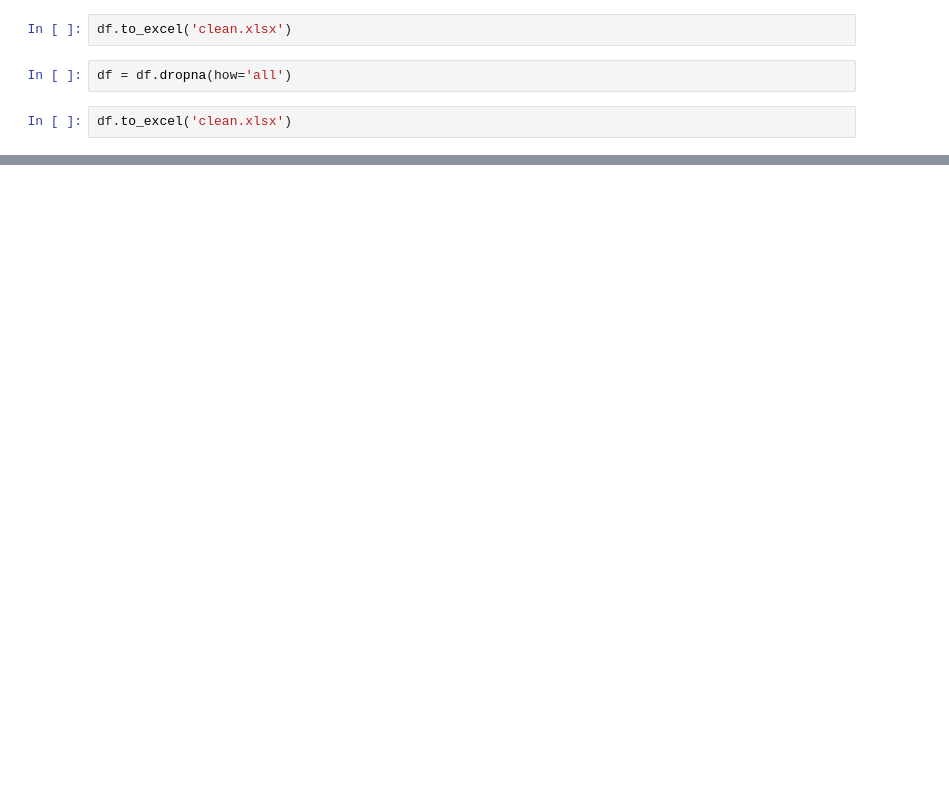
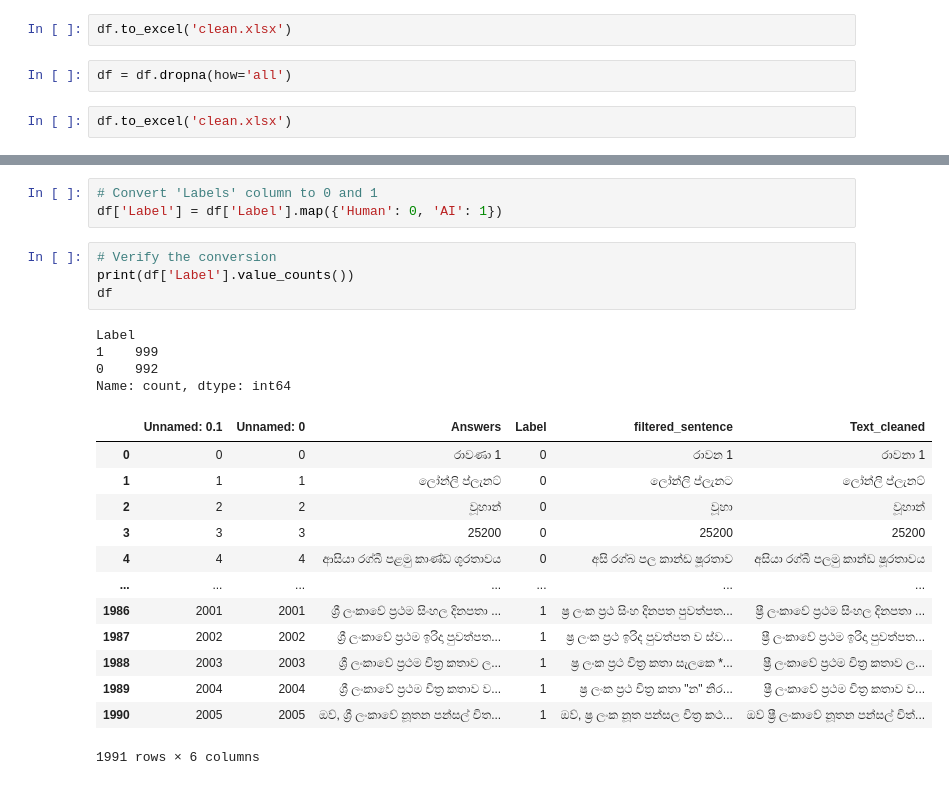
Before and after one commit to Dushmanthr/Sinhala_AI_Generated_Answer_Detection, a Jupyter notebook: My_research_new.ipynb, the cells around one changed output, grey strips where cells are left out. Cells and saved outputs as stored; diff of their text form; blank space fills up the shorter version.

```diff
--- a/My_research_new.ipynb
+++ b/My_research_new.ipynb
@@ -501,0 +502,25 @@ df.to_excel('clean.xlsx')
+# %%
+# Convert 'Labels' column to 0 and 1
+df['Label'] = df['Label'].map({'Human': 0, 'AI': 1})
+# %%
+# Verify the conversion
+print(df['Label'].value_counts())
+df
+# %% [output]
+Label
+1    999
+0    992
+Name: count, dtype: int64
+|  | Unnamed: 0.1 | Unnamed: 0 | Answers | Label | filtered_sentence | Text_cleaned |
+| 0 | 0 | 0 | රාවණා 1 | 0 | රාවන 1 | රාවනා 1 |
+| 1 | 1 | 1 | ලෝන්ලි ප්ලැනට් | 0 | ලෝන්ලි ප්ලැනට | ලෝන්ලි ප්ලැනට් |
+| 2 | 2 | 2 | වූහාන් | 0 | වූහා | වූහාන් |
+| 3 | 3 | 3 | 25200 | 0 | 25200 | 25200 |
+| 4 | 4 | 4 | ආසියා රග්බී පළමු කාණ්ඩ ශූරතාවය | 0 | අසි රග්බ පල කාන්ඩ ෂූරතාව | අසියා රග්බී පලමු කාන්ඩ ෂූරතාවය |
+| ... | ... | ... | ... | ... | ... | ... |
+| 1986 | 2001 | 2001 | ශ්‍රී ලංකාවේ ප්‍රථම සිංහල දිනපතා ... | 1 | ෂ්‍ර ලංක ප්‍රථ සිංහ දිනපත පුවත්පත... | ෂ්‍රී ලංකාවේ ප්‍රථම සිංහල දිනපතා ... |
+| 1987 | 2002 | 2002 | ශ්‍රී ලංකාවේ ප්‍රථම ඉරිදා පුවත්පත... | 1 | ෂ්‍ර ලංක ප්‍රථ ඉරිද පුවත්පත ව ස්ව... | ෂ්‍රී ලංකාවේ ප්‍රථම ඉරිදා පුවත්පත... |
+| 1988 | 2003 | 2003 | ශ්‍රී ලංකාවේ ප්‍රථම චිත්‍ර කතාව ල... | 1 | ෂ්‍ර ලංක ප්‍රථ චිත්‍ර කතා සැලකෙ *... | ෂ්‍රී ලංකාවේ ප්‍රථම චිත්‍ර කතාව ල... |
+| 1989 | 2004 | 2004 | ශ්‍රී ලංකාවේ ප්‍රථම චිත්‍ර කතාව ව... | 1 | ෂ්‍ර ලංක ප්‍රථ චිත්‍ර කතා "න" නිර... | ෂ්‍රී ලංකාවේ ප්‍රථම චිත්‍ර කතාව ව... |
+| 1990 | 2005 | 2005 | ඔව්, ශ්‍රී ලංකාවේ නූතන පන්සල් චිත... | 1 | ඔව්, ෂ්‍ර ලංක නූත පන්සල චිත්‍ර කථ... | ඔව් ෂ්‍රී ලංකාවේ නූතන පන්සල් චිත්... |
+1991 rows × 6 columns
```
Also changed, not shown: parts of 4 cells of this notebook.
